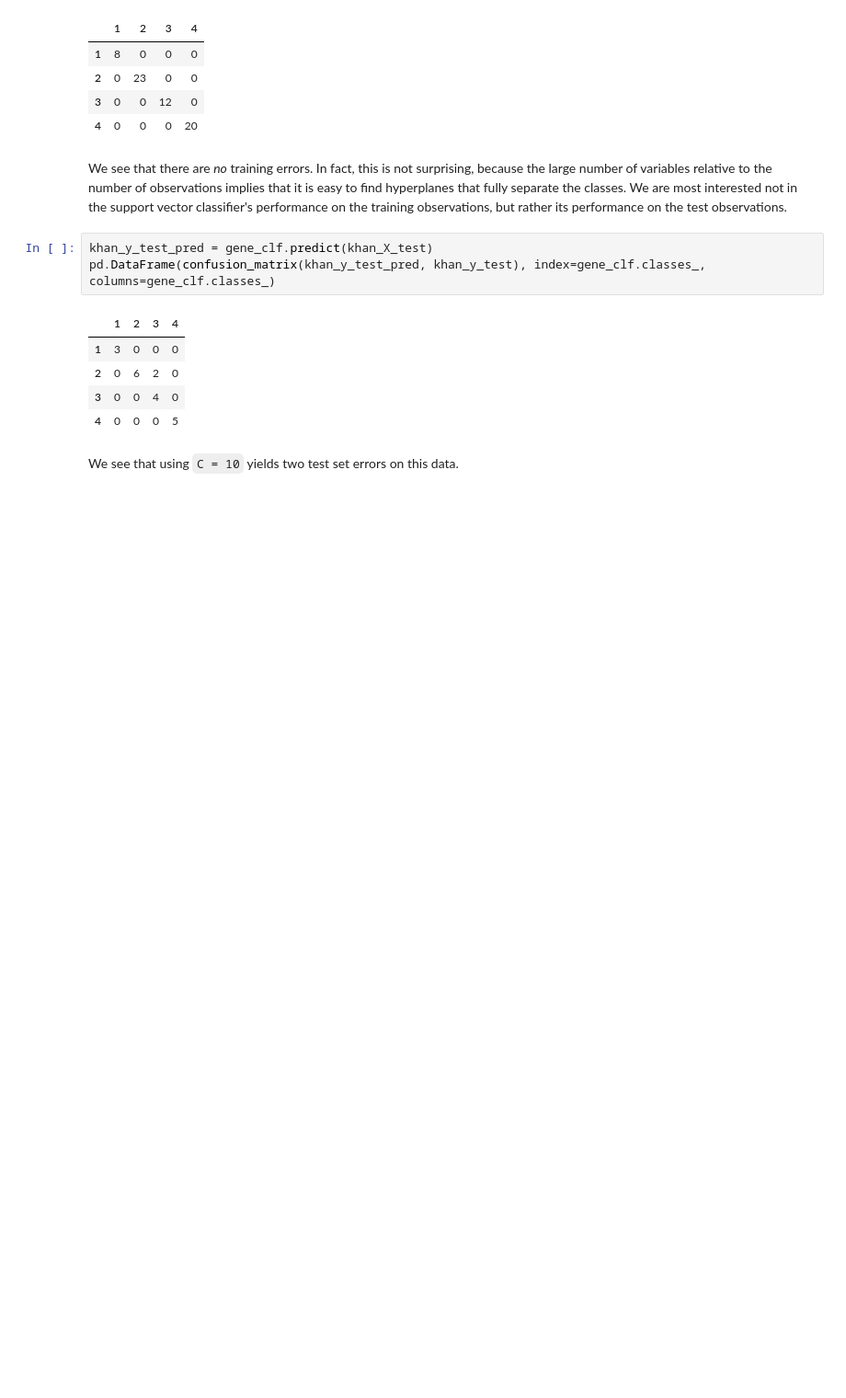
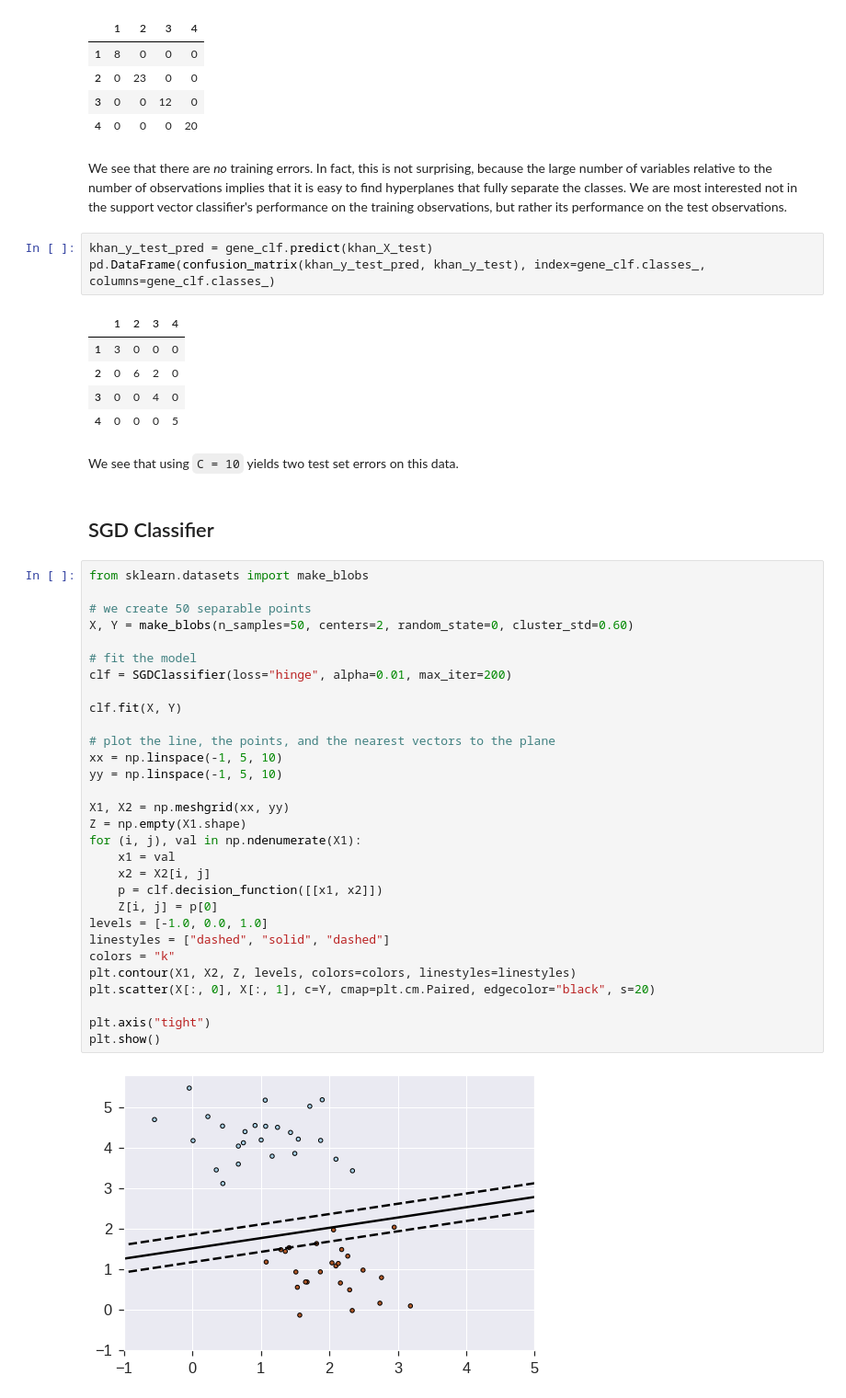
Before and after one commit to phonchi/nsysu-math6084, a Jupyter notebook: static_files/presentations/Chapter_9_Lab.ipynb, the cells around one changed output. Shown: that part at 92% size. Drawn from its saved outputs; the diff is of its cells as text; blank space fills up the shorter version.

```diff
--- a/static_files/presentations/Chapter_9_Lab.ipynb
+++ b/static_files/presentations/Chapter_9_Lab.ipynb
@@ -415,3 +513,37 @@ pd.DataFrame(confusion_matrix(khan_y_test_pred, khan_y_test), index=gene_clf.cla
 | 4 | 0 | 0 | 0 | 5 |
 # %% [markdown]
 We see that using `C = 10` yields two test set errors on this data.
+# %% [markdown]
+## SGD Classifier
+# %%
+from sklearn.datasets import make_blobs
+
+# we create 50 separable points
+X, Y = make_blobs(n_samples=50, centers=2, random_state=0, cluster_std=0.60)
+
+# fit the model
+clf = SGDClassifier(loss="hinge", alpha=0.01, max_iter=200)
+
+clf.fit(X, Y)
+
+# plot the line, the points, and the nearest vectors to the plane
+xx = np.linspace(-1, 5, 10)
+yy = np.linspace(-1, 5, 10)
+
+X1, X2 = np.meshgrid(xx, yy)
+Z = np.empty(X1.shape)
+for (i, j), val in np.ndenumerate(X1):
+    x1 = val
+    x2 = X2[i, j]
+    p = clf.decision_function([[x1, x2]])
+    Z[i, j] = p[0]
+levels = [-1.0, 0.0, 1.0]
+linestyles = ["dashed", "solid", "dashed"]
+colors = "k"
+plt.contour(X1, X2, Z, levels, colors=colors, linestyles=linestyles)
+plt.scatter(X[:, 0], X[:, 1], c=Y, cmap=plt.cm.Paired, edgecolor="black", s=20)
+
+plt.axis("tight")
+plt.show()
+# %% [output]
+[figure, added]
```
Also changed, not shown: parts of 12 cells of this notebook.
